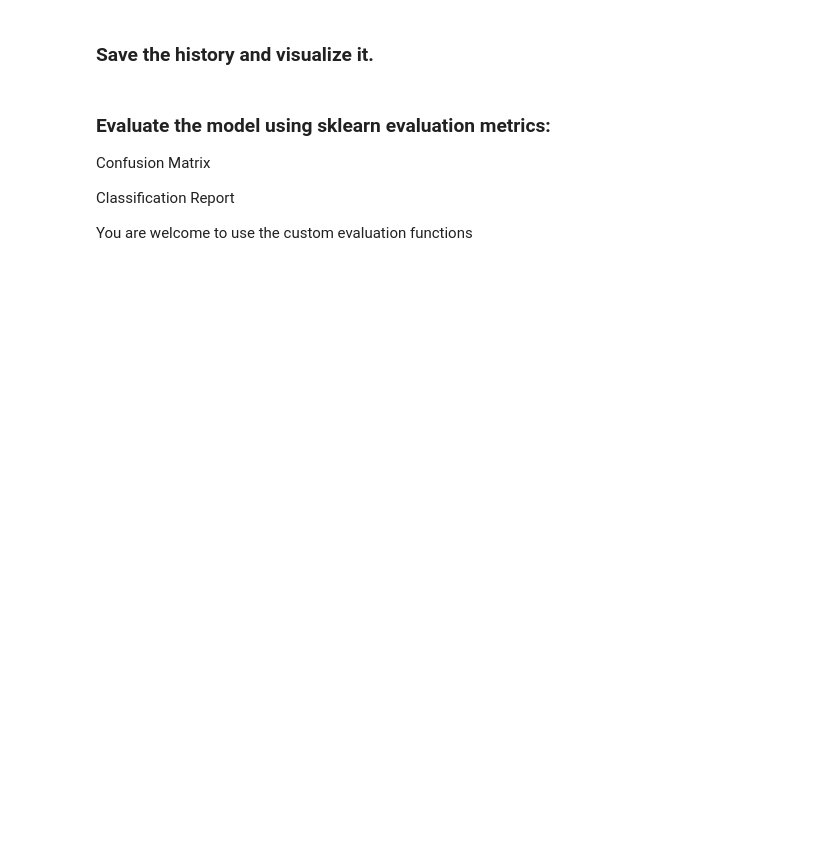
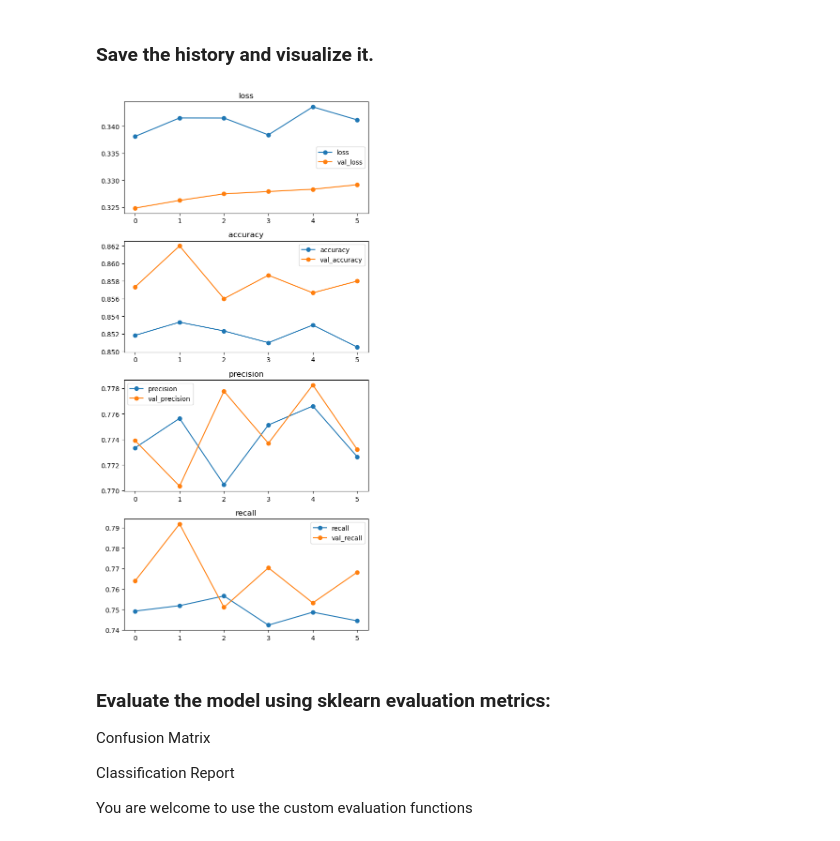
Before and after one commit to EhLeeOod/project-4, a Jupyter notebook: part-1-part-2-part-3.ipynb, the cells around one changed output. Cells and saved outputs as stored; diff of their text form; code cells hidden in the pictures; blank space fills up the shorter version.

```diff
--- a/part-1-part-2-part-3.ipynb
+++ b/part-1-part-2-part-3.ipynb
@@ -807,3 +807,7 @@ _________________________________________________________________
 ### Start with patience =5 monitoring val_accuracy.
 # %% [markdown]
 ### Use a validation_split of .2
+# %%
+# train the model and save the history
+early_stopping = EarlyStopping(monitor = 'val_loss', patience = 5)
+history = model.fit(X_train_proc, y_train, epochs = 50, validation_split = .2, callbacks=[early_stopping])
@@ -810,5 +827,9 @@ _________________________________________________________________
 # %% [markdown]
 ### Save the history and visualize it.
+# %%
+plot_history(history);
+# %% [output]
+[figure, added]
 # %% [markdown]
 ### Evaluate the model using sklearn evaluation metrics:
 
```
Also changed, not shown: parts of 9 cells of this notebook.
